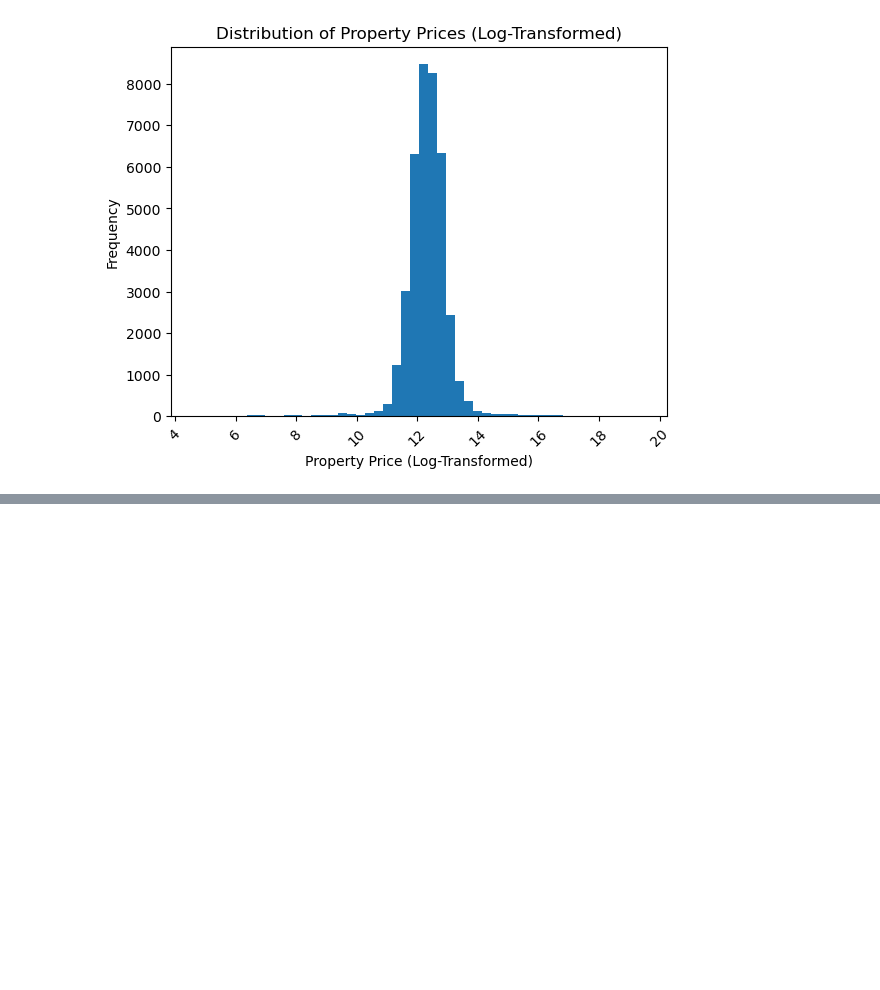
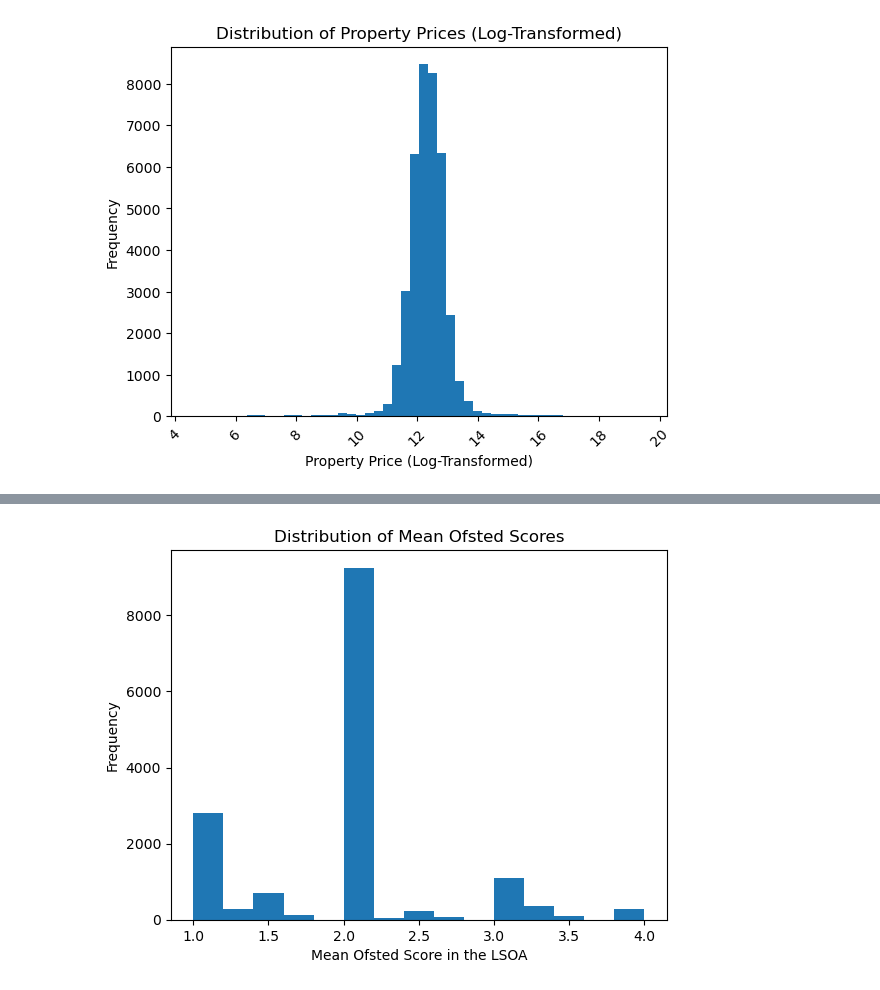
Before and after one commit to jonathanskuy/manchester-property-vs-education, a Jupyter notebook: notebooks/manchester_property_vs_education.ipynb, the cells around one changed output, grey strips where cells are left out. Saved outputs shown, nothing was run; the diff lists cells and outputs as text; code cells hidden in the pictures; blank space fills up the shorter version.

```diff
--- a/notebooks/manchester_property_vs_education.ipynb
+++ b/notebooks/manchester_property_vs_education.ipynb
@@ -968,0 +1028,6 @@ plt.show()
+# %%
+# Separating data containing property prices with a school in the area
+
+df_final_with_schools = df_final[df_final['no_school_lsoa'] == 0]
+
+df_final_with_schools
@@ -968,0 +1082,10 @@ plt.show()
+# %%
+# Plotting the distribution of mean Ofsted scores in the LSOA of each property transaction
+
+plt.hist(df_final_with_schools['mean_score'], bins=15)
+plt.xlabel('Mean Ofsted Score in the LSOA')
+plt.ylabel('Frequency')
+plt.title('Distribution of Mean Ofsted Scores')
+plt.show()
+# %% [output]
+[figure, added]
```
Also changed, not shown: parts of 13 cells of this notebook.
